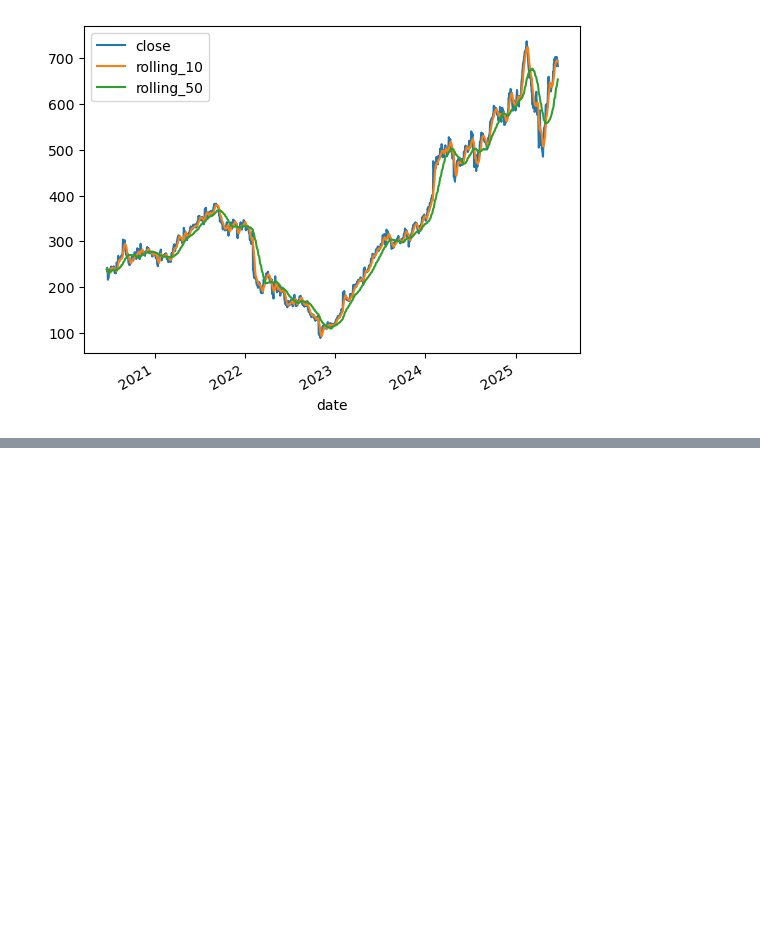
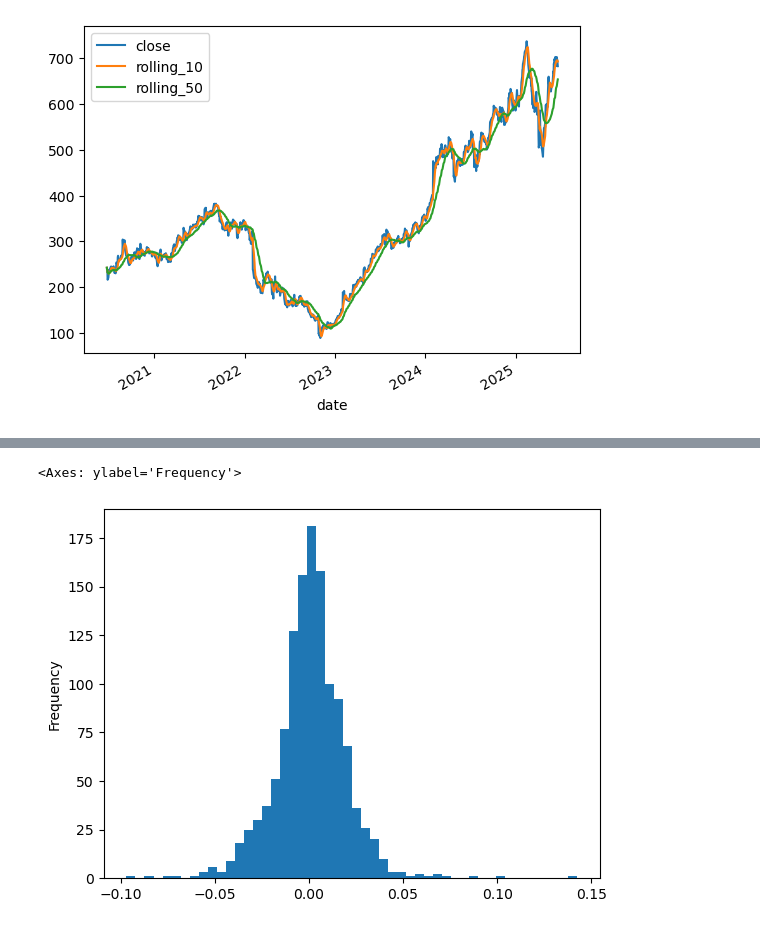
Before and after one commit to Acouvertier/phase_0_quant_foundations, a Jupyter notebook: phase_1_hku.ipynb, the cells around one changed output, grey strips where cells are left out. Cells and saved outputs as stored; diff of their text form; code cells hidden in the pictures; blank space fills up the shorter version.

```diff
--- a/phase_1_hku.ipynb
+++ b/phase_1_hku.ipynb
@@ -60,0 +110,13 @@ fb['wealth'].plot()
+# %%
+ap = fmp.get_historical_price("AAPL")
+ap['date'] = pd.to_datetime(ap['date'],yearfirst=True)
+ap = ap.set_index('date')
+ap = ap.sort_index()
+# %%
+ap['log_return'] = np.log(ap['close']/ap['close'].shift(1))
+ap['simple_return'] = ap['close'].pct_change()
+# %%
+ap['log_return'].plot(kind='hist',bins=50)
+# %% [output]
+<Axes: ylabel='Frequency'>
+[figure, added]
```
Also changed, not shown: parts of 22 cells of this notebook, 3 other files.
